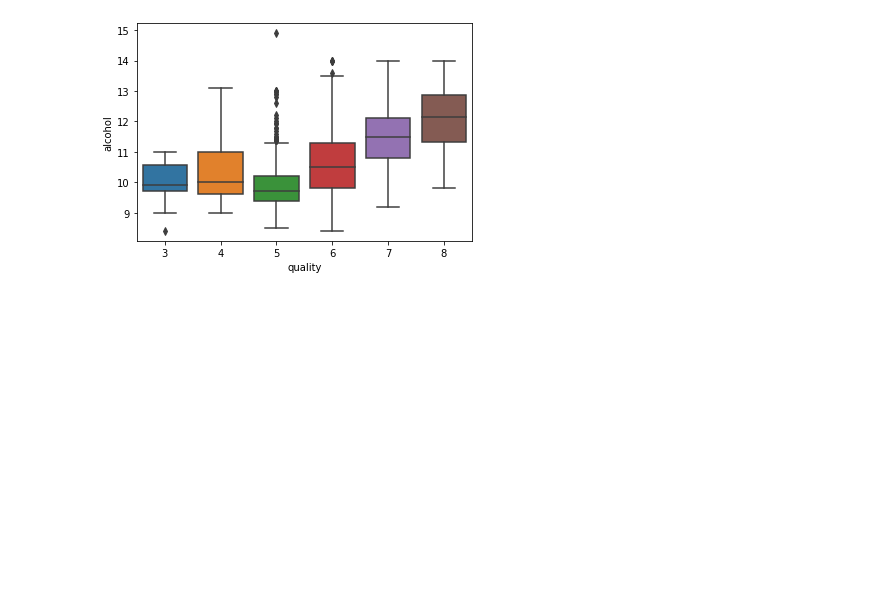
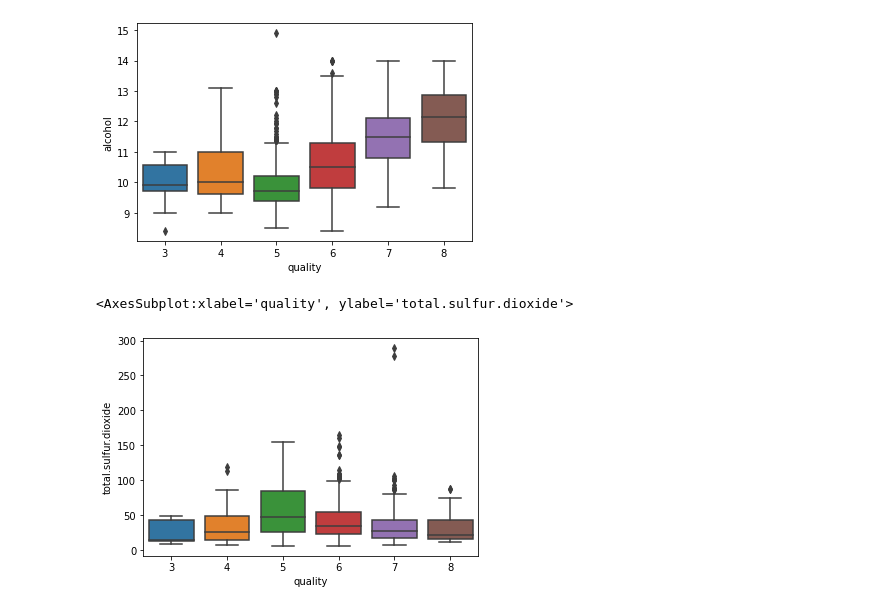
Before and after one commit to prasannasand/Data-Science-Python, a Jupyter notebook: winequality analysis.ipynb, the cells around one changed output. Drawn from its saved outputs; the diff is of its cells as text; code cells hidden in the pictures; blank space fills up the shorter version.

Commit message:
upload boxplot dioxide

```diff
--- a/winequality analysis.ipynb
+++ b/winequality analysis.ipynb
@@ -175,3 +175,8 @@ sns.boxplot('quality','alcohol',data=wine)
 # %% [output]
 <AxesSubplot:xlabel='quality', ylabel='alcohol'>
 [figure]
+# %%
+sns.boxplot('quality','total.sulfur.dioxide',data=wine)
+# %% [output]
+<AxesSubplot:xlabel='quality', ylabel='total.sulfur.dioxide'>
+[figure, added]
```
Also changed, not shown: parts of 1 cell of this notebook.
